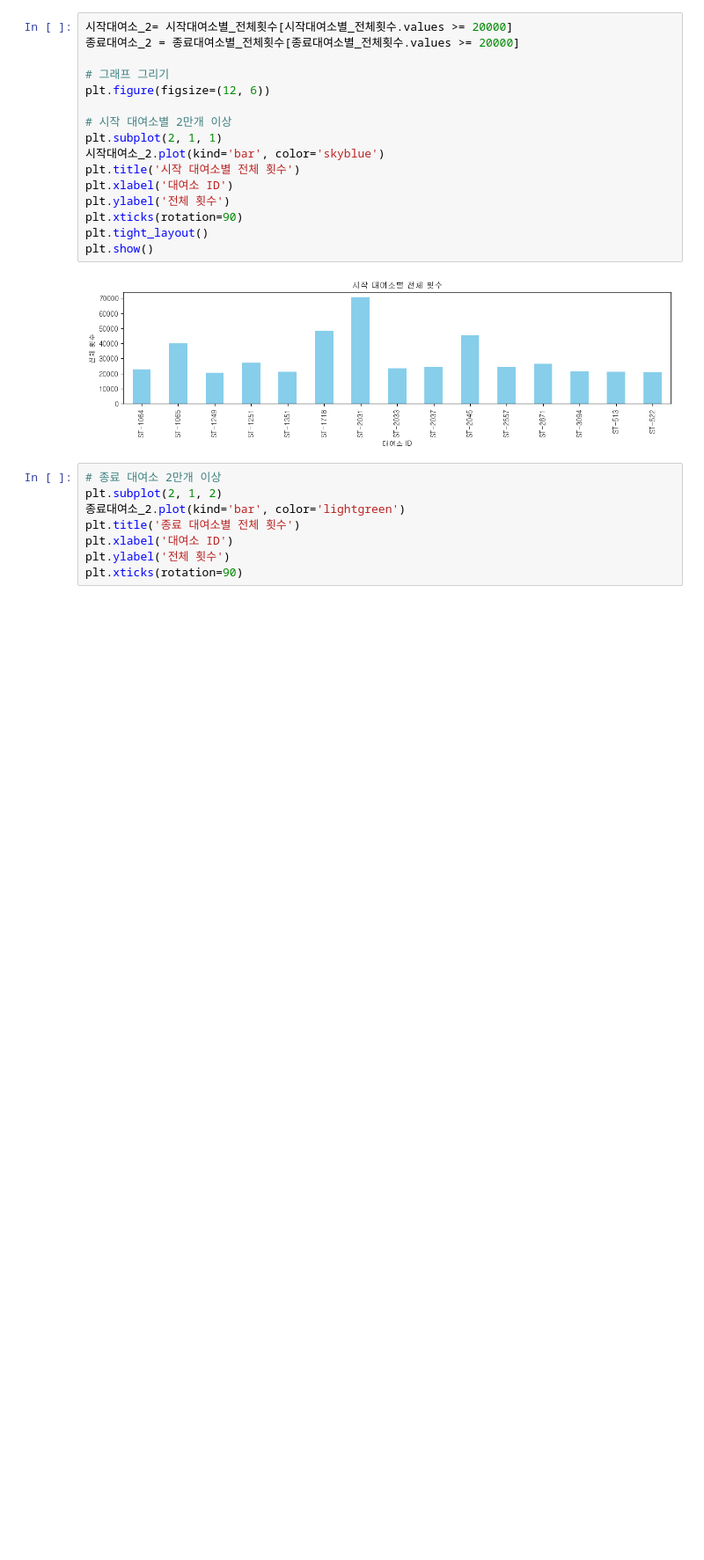
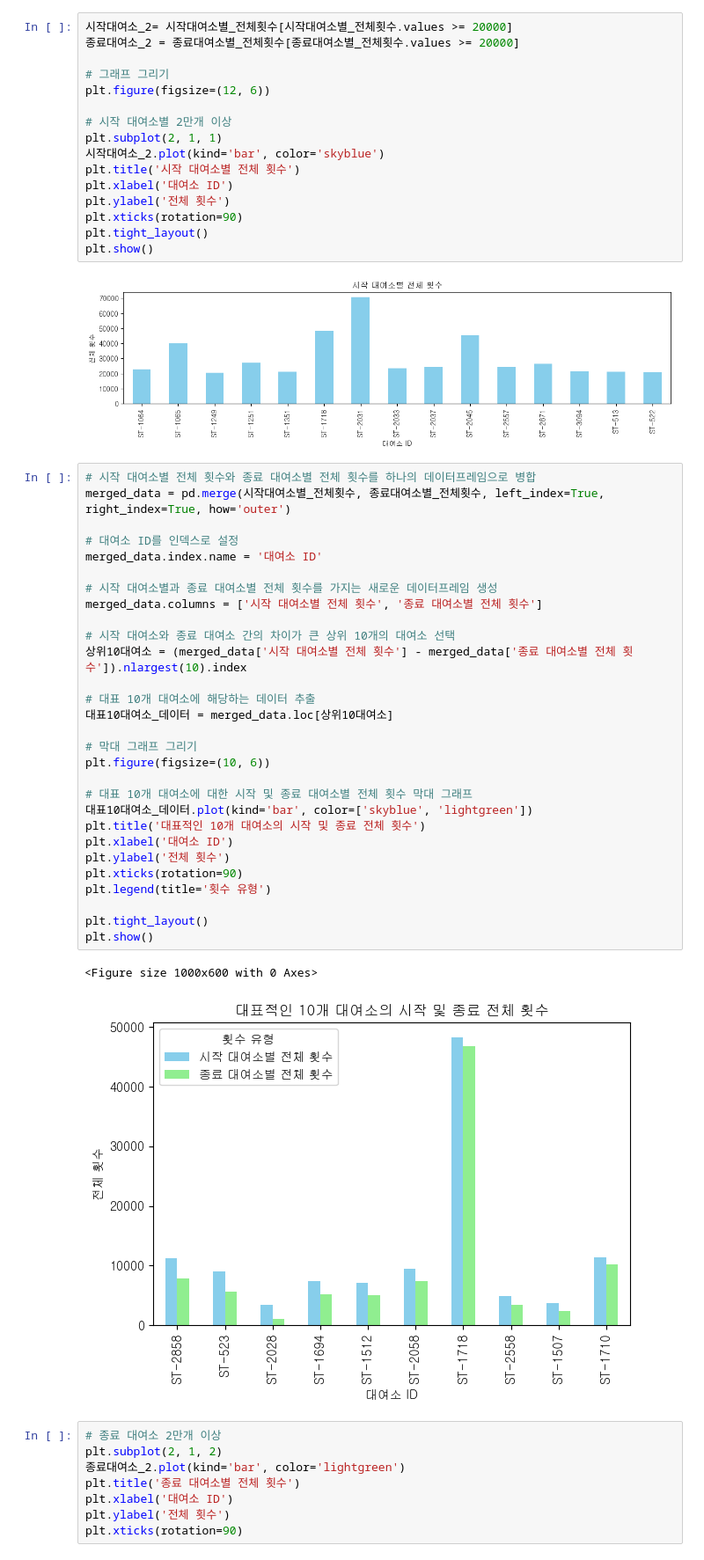
Before and after one commit to minseokpark6/SemiProject_Group3, a Jupyter notebook: Code/choiinwoo/코드1/강서_데이터_분석.ipynb, the cells around one changed output. Shown at 88% size. Cells and saved outputs as stored; diff of their text form; blank space fills up the shorter version.

```diff
--- a/Code/choiinwoo/강서_데이터_분석.ipynb
+++ b/Code/choiinwoo/코드1/강서_데이터_분석.ipynb
@@ -227,6 +275,38 @@ plt.tight_layout()
 plt.show()
 # %% [output]
 [figure]
+# %%
+# 시작 대여소별 전체 횟수와 종료 대여소별 전체 횟수를 하나의 데이터프레임으로 병합
+merged_data = pd.merge(시작대여소별_전체횟수, 종료대여소별_전체횟수, left_index=True, right_index=True, how='outer')
+
+# 대여소 ID를 인덱스로 설정
+merged_data.index.name = '대여소 ID'
+
+# 시작 대여소별과 종료 대여소별 전체 횟수를 가지는 새로운 데이터프레임 생성
+merged_data.columns = ['시작 대여소별 전체 횟수', '종료 대여소별 전체 횟수']
+
+# 시작 대여소와 종료 대여소 간의 차이가 큰 상위 10개의 대여소 선택
+상위10대여소 = (merged_data['시작 대여소별 전체 횟수'] - merged_data['종료 대여소별 전체 횟수']).nlargest(10).index
+
+# 대표 10개 대여소에 해당하는 데이터 추출
+대표10대여소_데이터 = merged_data.loc[상위10대여소]
+
+# 막대 그래프 그리기
+plt.figure(figsize=(10, 6))
+
+# 대표 10개 대여소에 대한 시작 및 종료 대여소별 전체 횟수 막대 그래프
+대표10대여소_데이터.plot(kind='bar', color=['skyblue', 'lightgreen'])
+plt.title('대표적인 10개 대여소의 시작 및 종료 전체 횟수')
+plt.xlabel('대여소 ID')
+plt.ylabel('전체 횟수')
+plt.xticks(rotation=90)
+plt.legend(title='횟수 유형')
+
+plt.tight_layout()
+plt.show()
+# %% [output]
+<Figure size 1000x600 with 0 Axes>
+[figure, added]
 # %%
 # 종료 대여소 2만개 이상
 plt.subplot(2, 1, 2)
```
Also changed, not shown: parts of 5 cells of this notebook, 5 other files.
